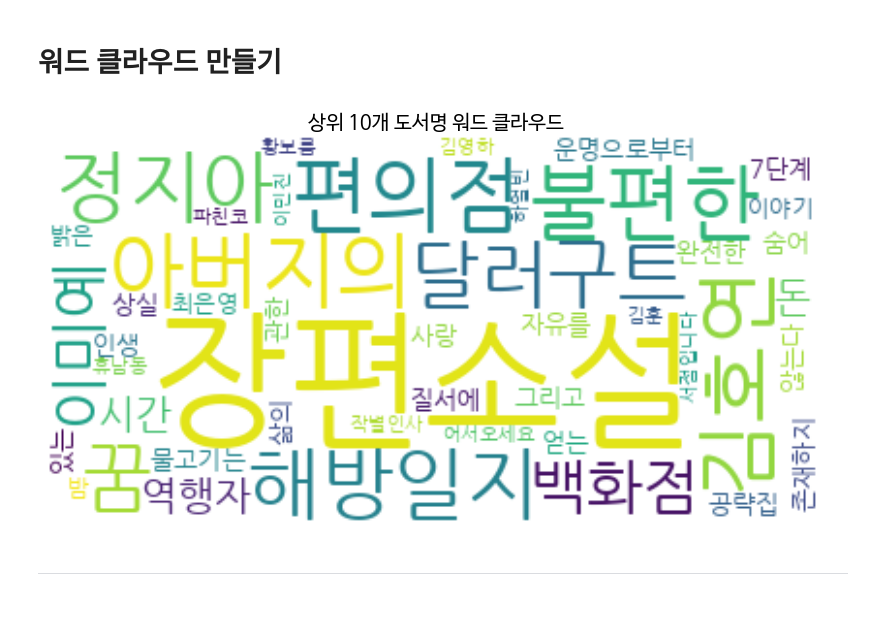
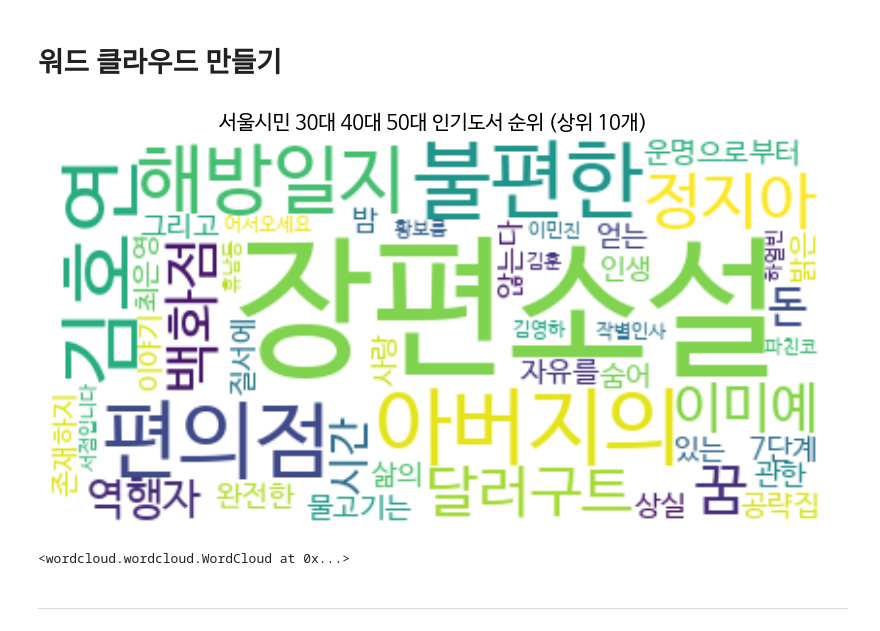
Before and after one commit to ellieyakim0829/dataAnalysis, a Jupyter notebook: 2_미니프로젝트_데이터분석_OpenAPI_xml_실습_20240501.ipynb, the cells around one changed output. Drawn from its saved outputs; the diff is of its cells as text; code cells hidden in the pictures.

```diff
--- a/2_미니프로젝트_데이터분석_OpenAPI_xml_실습_20240501.ipynb
+++ b/2_미니프로젝트_데이터분석_OpenAPI_xml_실습_20240501.ipynb
@@ -540,20 +549,24 @@ Requirement already satisfied: six>=1.5 in /usr/local/lib/python3.10/dist-packag
 # %%
 from wordcloud import WordCloud
 import matplotlib.pyplot as plt
 
 # 상위 10개의 도서명 추출
 top_10_books_names = top_10_books_with_loan_count['도서명'].head(10)
 
 # 워드 클라우드 생성
-wordcloud = WordCloud(font_path='NanumGothic.ttf', background_color='white').generate(' '.join(top_10_books_names))
+wordcloud = WordCloud(font_path='NanumBarunGothic.ttf', background_color='white').generate(' '.join(top_10_books_names))
 
 # 워드 클라우드 표시
 plt.figure(figsize=(10, 6))
 plt.imshow(wordcloud, interpolation='bilinear')
-plt.title('상위 10개 도서명 워드 클라우드')
+plt.title('서울시민 30대 40대 50대 인기도서 순위 (상위 10개) ')
 plt.axis('off')
 plt.show()
+
+# 파일로 저장하기
+wordcloud.to_file('서울시민_30대 40대 50대_인기도서_10개_워드클라우드.png')
 # %% [output]
-[figure, old version]
+[figure, new version]
+<wordcloud.wordcloud.WordCloud at 0x...>
 # %% [markdown]
 -------------------------
```
Also changed, not shown: parts of 9 cells of this notebook.
